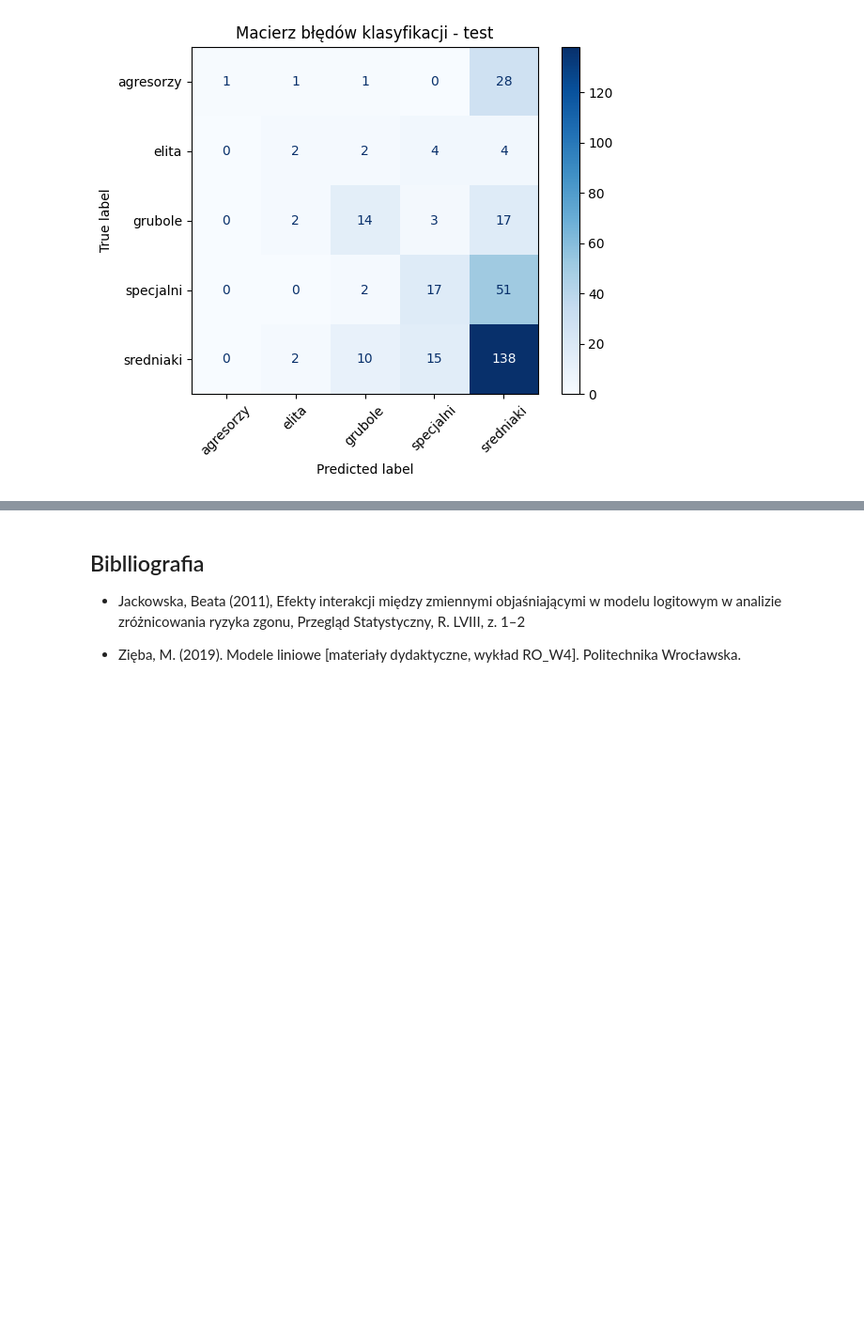
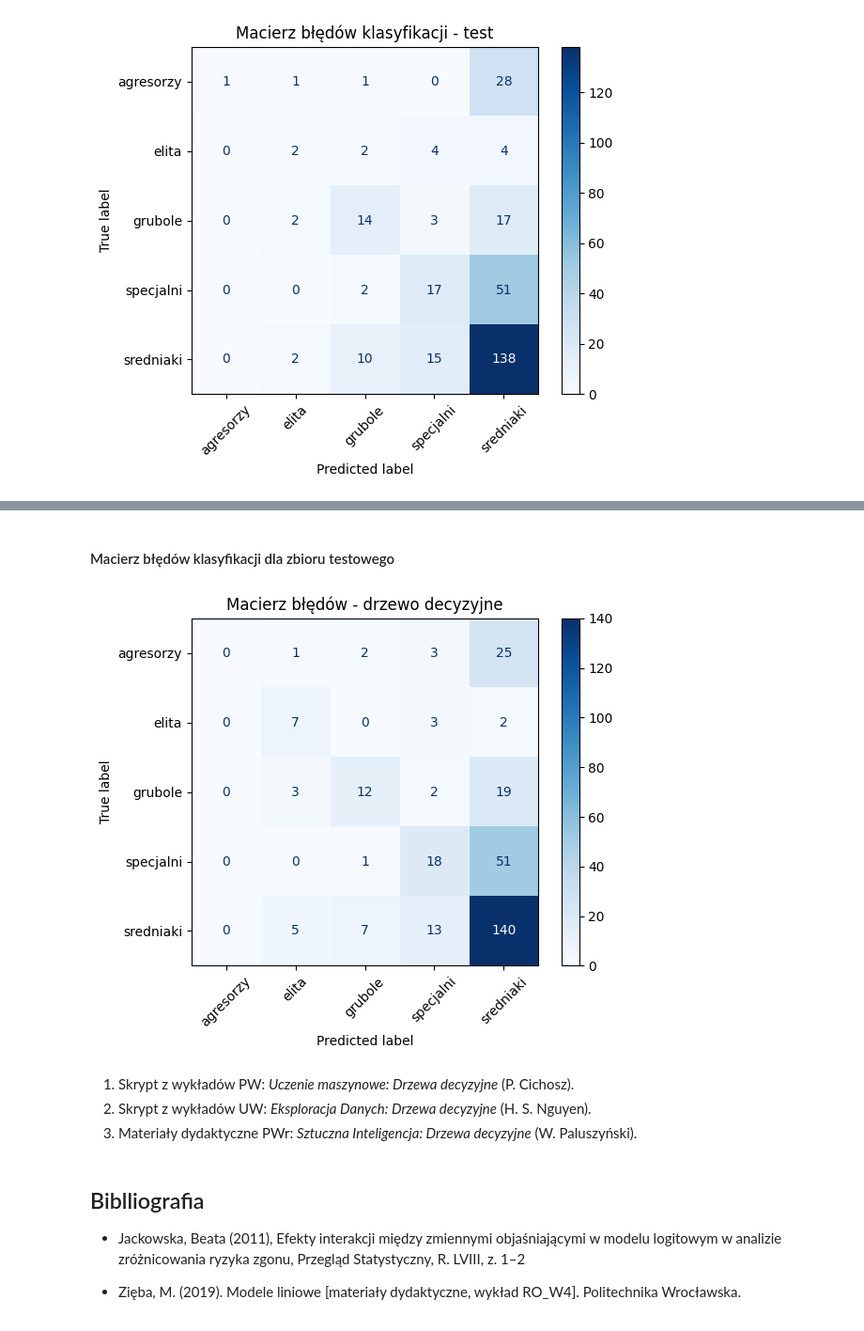
Before and after one commit to jarmuszz/mad-projekt2, a Jupyter notebook: main.ipynb, the cells around one changed output, grey strips where cells are left out. Shown at 94% size. Drawn from its saved outputs; the diff is of its cells as text; code cells hidden in the pictures; blank space fills up the shorter version.

```diff
--- a/main.ipynb
+++ b/main.ipynb
@@ -292,0 +339,2 @@ plt.show()
+# %%
+etykieta_pred_tree = tree_model.predict(cecha_test)
@@ -293,3 +382,22 @@ plt.show()
+# %% [markdown]
+#### Macierz błędów klasyfikacji dla zbioru testowego
+# %%
+ConfusionMatrixDisplay.from_predictions(
+    etykieta_test,
+    etykieta_pred_tree,
+    cmap="Blues",
+    xticks_rotation=45
+)
+
+plt.title("Macierz błędów - drzewo decyzyjne")
+plt.savefig("confusion_matrix_test_drzewo.png", dpi=300, bbox_inches="tight")
+plt.show()
+# %% [output]
+[figure, added]
+# %% [markdown]
+1. Skrypt z wykładów PW: *Uczenie maszynowe: Drzewa decyzyjne* (P. Cichosz).
+2. Skrypt z wykładów UW: *Eksploracja Danych: Drzewa decyzyjne* (H. S. Nguyen).
+3. Materiały dydaktyczne PWr: *Sztuczna Inteligencja: Drzewa decyzyjne* (W. Paluszyński).
 # %% [markdown]
 ## Biblliografia
 
```
Also changed, not shown: parts of 9 cells of this notebook.
